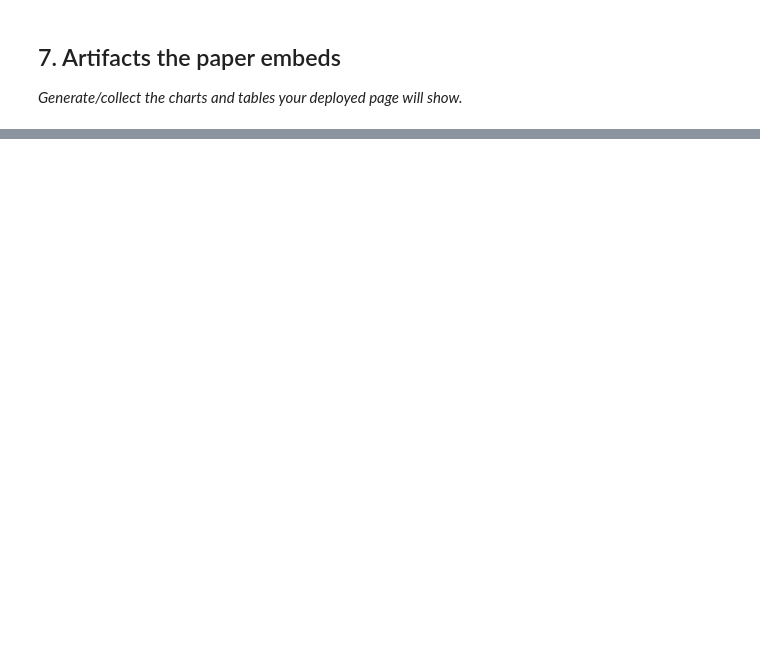
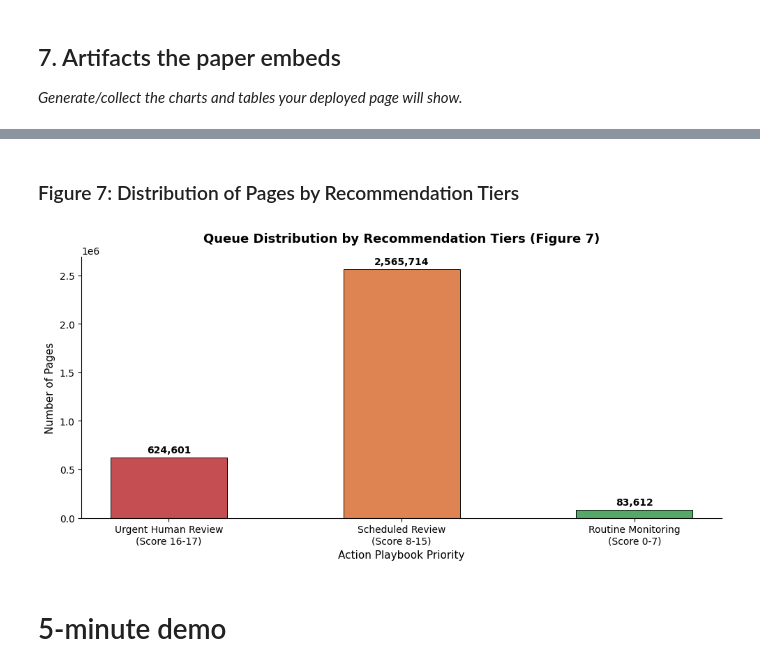
Before and after one commit to MuhammadFaizan0023/FlyRank_ML_internship_repo, a Jupyter notebook: work/notebooks/capstone.ipynb, the cells around one changed output, grey strips where cells are left out. Saved outputs shown, nothing was run; the diff lists cells and outputs as text; code cells hidden in the pictures; blank space fills up the shorter version.

```diff
--- a/work/notebooks/capstone.ipynb
+++ b/work/notebooks/capstone.ipynb
@@ -655,0 +691,44 @@ ranked_queue[:20].to_csv('work/outputs/ranked_queue.csv', index=False)
+# %% [markdown]
+### Figure 7: Distribution of Pages by Recommendation Tiers
+# %%
+# Classify each row in data into the 3 tiers defined in recommendations
+def get_tier(score):
+    if 16 <= score <= 17:
+        return 'Urgent Human Review\n(Score 16-17)'
+    elif 8 <= score <= 15:
+        return 'Scheduled Review\n(Score 8-15)'
+    else:
+        return 'Routine Monitoring\n(Score 0-7)'
+
+ranked_queue['recommendation_tier'] = ranked_queue['decline_score'].apply(get_tier)
+tier_counts = ranked_queue['recommendation_tier'].value_counts().reindex([
+    'Urgent Human Review\n(Score 16-17)',
+    'Scheduled Review\n(Score 8-15)',
+    'Routine Monitoring\n(Score 0-7)'
+]).fillna(0)
+
+# Create a clean and modern visualization
+fig, ax = plt.subplots(figsize=(10, 5))
+colors = ['#C44E52', '#DD8452', '#55A868']
+
+bars = ax.bar(tier_counts.index, tier_counts.values, color=colors, width=0.5, edgecolor='black', linewidth=0.7)
+
+# Add values on top of bars
+for bar in bars:
+    height = bar.get_height()
+    ax.text(bar.get_x() + bar.get_width()/2.0, height + (max(tier_counts.values)*0.01),
+            f'{int(height):,}', ha='center', va='bottom', fontsize=10, fontweight='bold')
+
+ax.set_title('Queue Distribution by Recommendation Tiers (Figure 7)', fontsize=13, fontweight='bold', pad=15)
+ax.set_ylabel('Number of Pages', fontsize=11)
+ax.set_xlabel('Action Playbook Priority', fontsize=11)
+ax.spines['top'].set_visible(False)
+ax.spines['right'].set_visible(False)
+
+plt.tight_layout()
+plt.savefig('work/outputs/recommendation_tier_distribution.png', dpi=300, bbox_inches='tight')
+plt.show()
+# %% [output]
+[figure, added]
+# %% [markdown]
+# 5-minute demo
```
Also changed, not shown: parts of 72 cells of this notebook.
